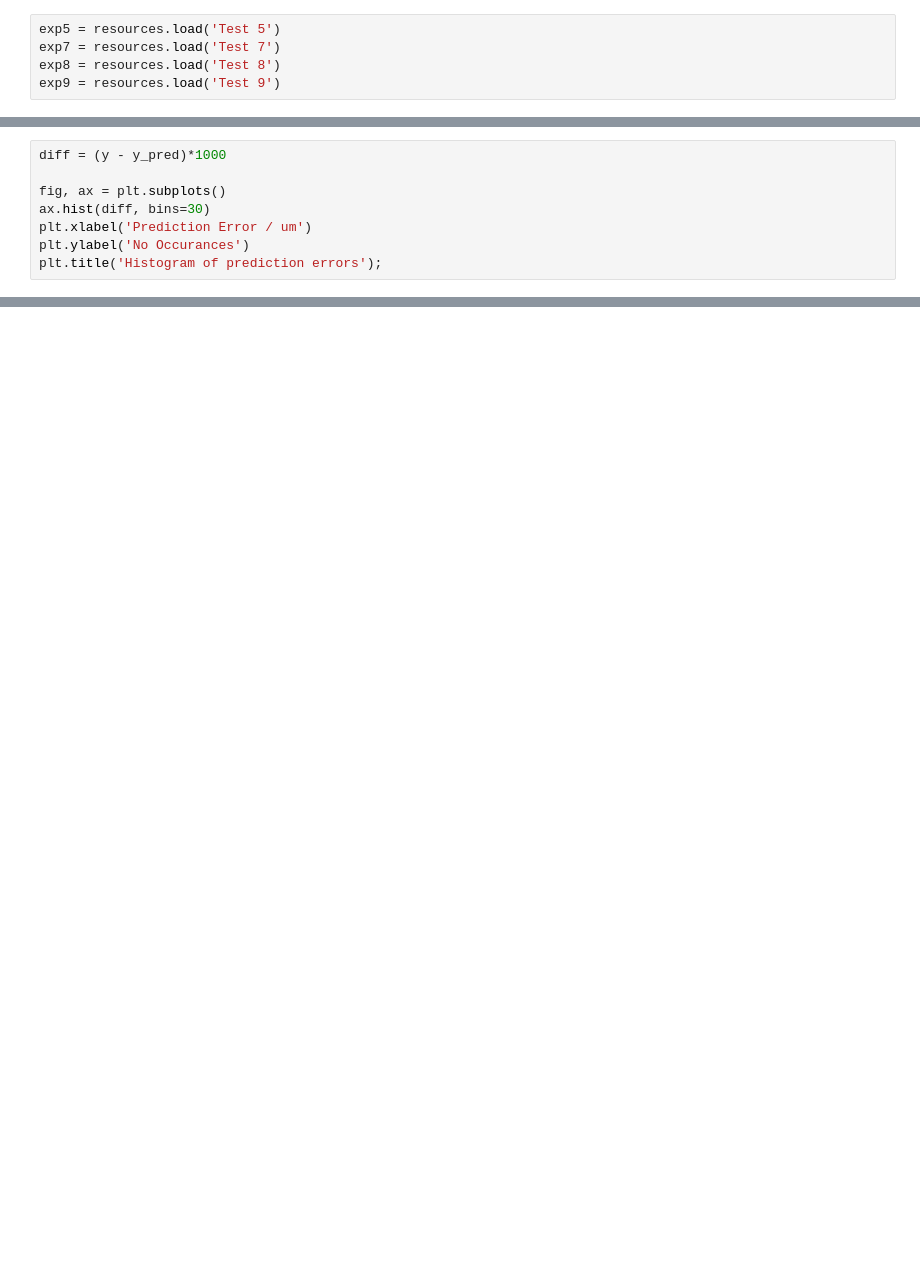
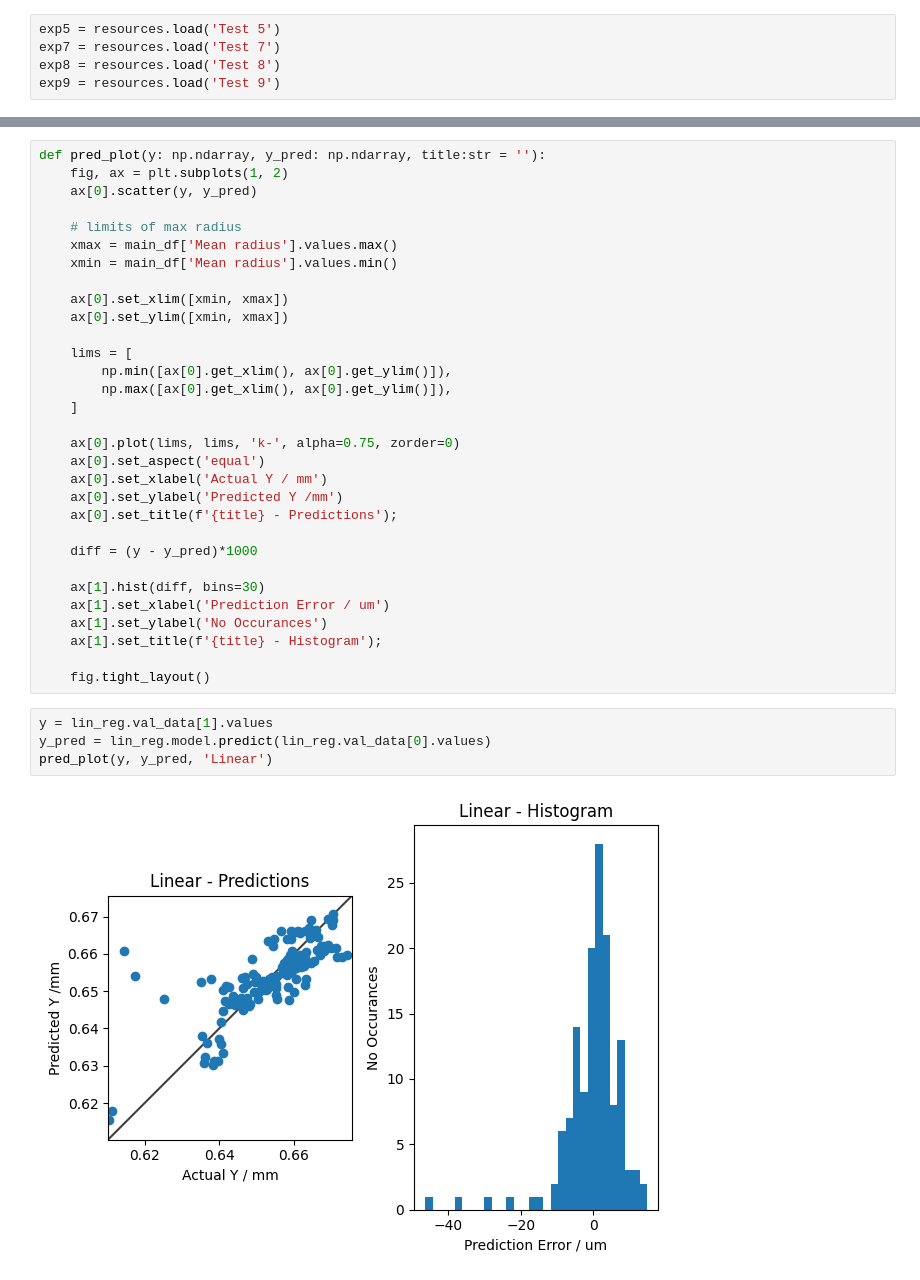
Before and after one commit to TomJessel/PhD-DCB_Grinding, a Jupyter notebook: ml_testing.ipynb, the cells around one changed output, grey strips where cells are left out. Cells and saved outputs as stored; diff of their text form; blank space fills up the shorter version.

```diff
--- a/ml_testing.ipynb
+++ b/ml_testing.ipynb
@@ -107,8 +96,0 @@ plt.title('Predictions');
-# %%
-diff = (y - y_pred)*1000
-
-fig, ax = plt.subplots()
-ax.hist(diff, bins=30)
-plt.xlabel('Prediction Error / um')
-plt.ylabel('No Occurances')
-plt.title('Histogram of prediction errors');
@@ -150,0 +136,37 @@ mlp_win_reg.score(plot_fig=True);
+# %%
+def pred_plot(y: np.ndarray, y_pred: np.ndarray, title:str = ''):
+    fig, ax = plt.subplots(1, 2)
+    ax[0].scatter(y, y_pred)
+
+    # limits of max radius
+    xmax = main_df['Mean radius'].values.max()
+    xmin = main_df['Mean radius'].values.min()
+
+    ax[0].set_xlim([xmin, xmax])
+    ax[0].set_ylim([xmin, xmax])
+
+    lims = [
+        np.min([ax[0].get_xlim(), ax[0].get_ylim()]),
+        np.max([ax[0].get_xlim(), ax[0].get_ylim()]),
+    ]
+
+    ax[0].plot(lims, lims, 'k-', alpha=0.75, zorder=0)
+    ax[0].set_aspect('equal')
+    ax[0].set_xlabel('Actual Y / mm')
+    ax[0].set_ylabel('Predicted Y /mm')
+    ax[0].set_title(f'{title} - Predictions');
+
+    diff = (y - y_pred)*1000
+
+    ax[1].hist(diff, bins=30)
+    ax[1].set_xlabel('Prediction Error / um')
+    ax[1].set_ylabel('No Occurances')
+    ax[1].set_title(f'{title} - Histogram');
+
+    fig.tight_layout()
+# %%
+y = lin_reg.val_data[1].values
+y_pred = lin_reg.model.predict(lin_reg.val_data[0].values)
+pred_plot(y, y_pred, 'Linear')
+# %% [output]
+[figure, added]
```
Also changed, not shown: parts of 27 cells of this notebook, 1 other file.
